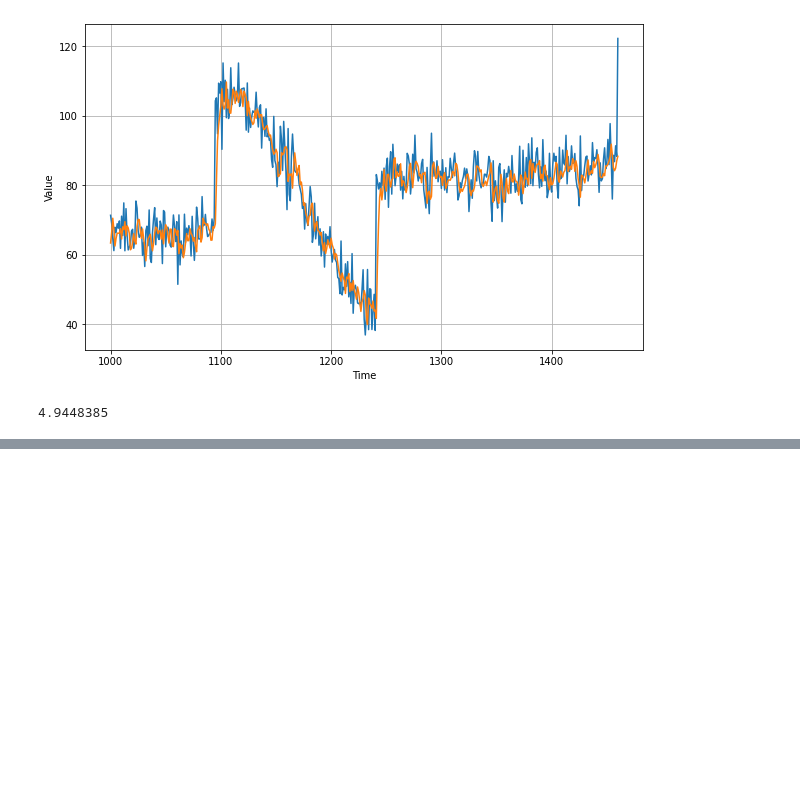
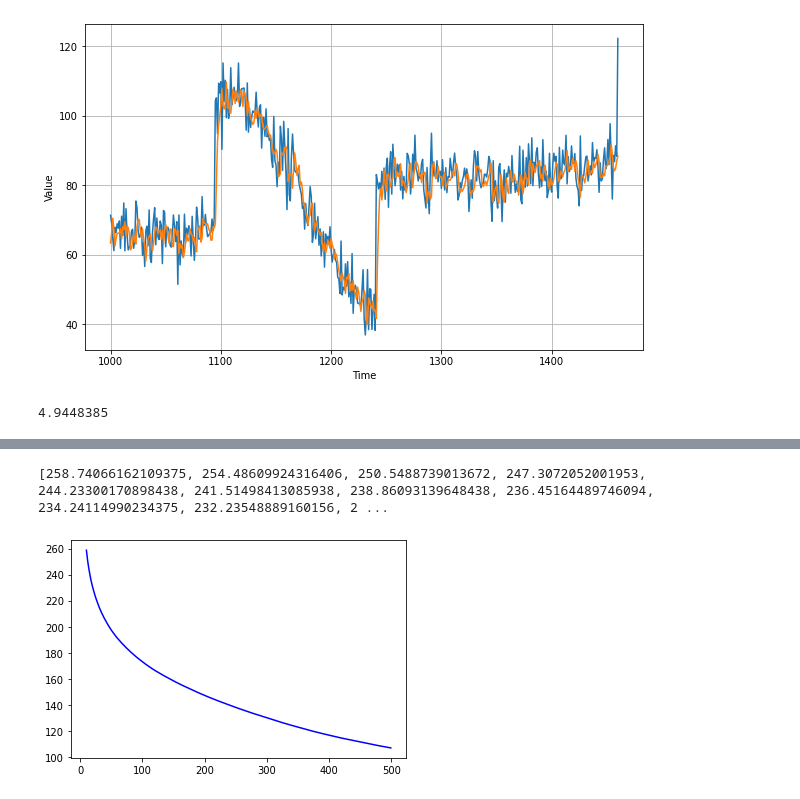
Before and after one commit to johnnfujita/tensorflow_certificate_prep, a Jupyter notebook: dnn_for_timeseries_single_layer_nn.ipynb, the cells around one changed output, grey strips where cells are left out. Cells and saved outputs as stored; diff of their text form; code cells hidden in the pictures; blank space fills up the shorter version.

```diff
--- a/dnn_for_timeseries_single_layer_nn.ipynb
+++ b/dnn_for_timeseries_single_layer_nn.ipynb
@@ -104,0 +181,10 @@ tf.keras.metrics.mean_absolute_error(x_valid, results).numpy()
+# %%
+loss = history.history["loss"]
+epochs = range(10, len(loss))
+plot_loss = loss[10:]
+print(plot_loss)
+plt.plot(epochs, plot_loss, "b", label="Training Loss")
+plt.show()
+# %% [output]
+[258.74066162109375, 254.48609924316406, 250.5488739013672, 247.3072052001953, 244.23300170898438, 241.51498413085938, 238.86093139648438, 236.45164489746094, 234.24114990234375, 232.23548889160156, 2 ...
+[figure, added]
```
Also changed, not shown: parts of 11 cells of this notebook.
